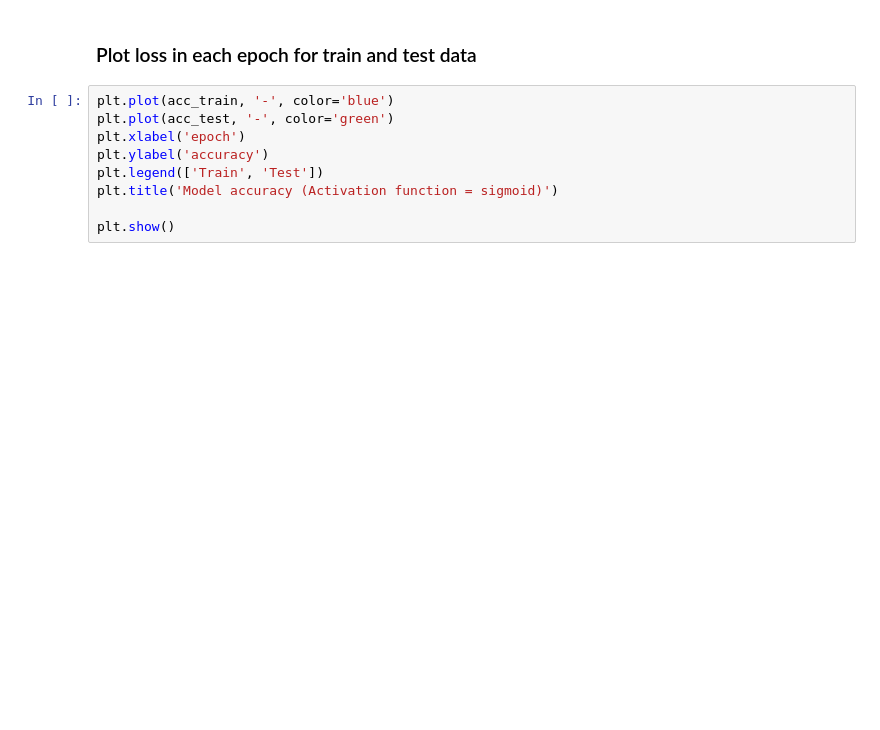
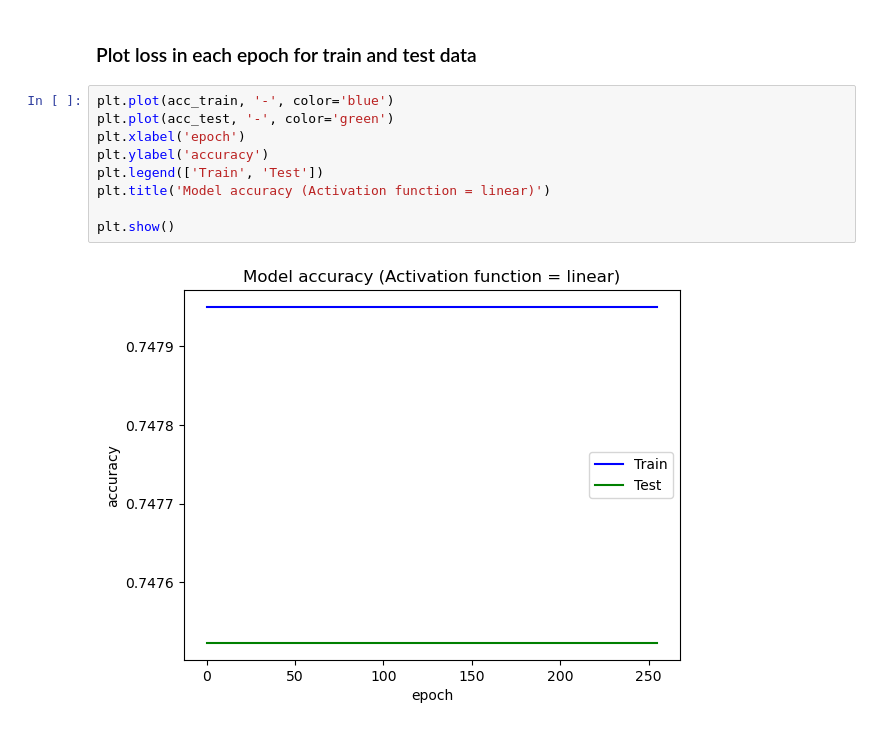
Before and after one commit to FahimeMirveisi/PyLearn7_MachineLearning_Projects, a Jupyter notebook: Assignment47(6.7 Perceptron)/class_code47(Surgical_classification).ipynb, the cells around one changed output. Drawn from its saved outputs; the diff is of its cells as text; blank space fills up the shorter version.

```diff
--- a/Assignment47(6.7 Perceptron)/class_code47(Surgical_classification).ipynb
+++ b/Assignment47(6.7 Perceptron)/class_code47(Surgical_classification).ipynb
@@ -89,9 +94,11 @@ plt.show()
 # %%
 plt.plot(acc_train, '-', color='blue')
 plt.plot(acc_test, '-', color='green')
 plt.xlabel('epoch')
 plt.ylabel('accuracy')
 plt.legend(['Train', 'Test'])
-plt.title('Model accuracy (Activation function = sigmoid)')
+plt.title('Model accuracy (Activation function = linear)')
 
 plt.show()
+# %% [output]
+[figure, added]
```
Also changed, not shown: parts of 4 cells of this notebook, 3 other files.
